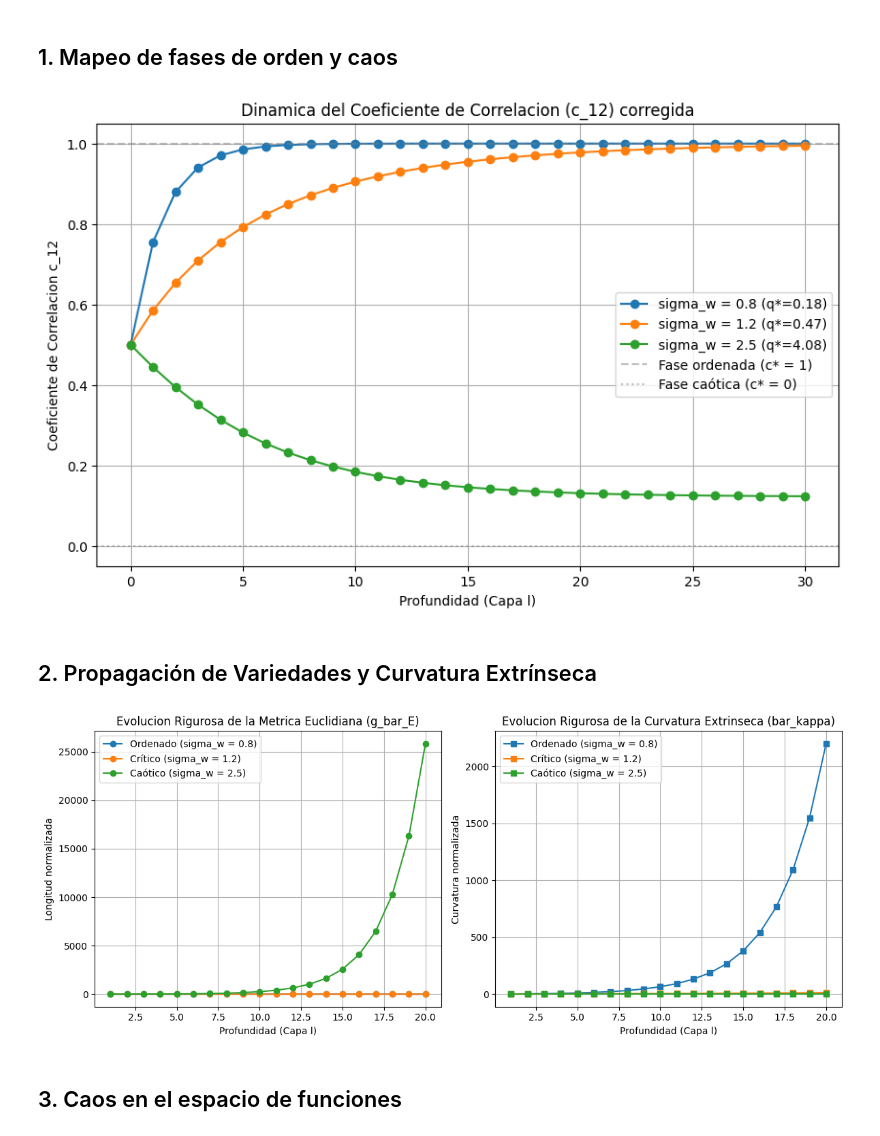
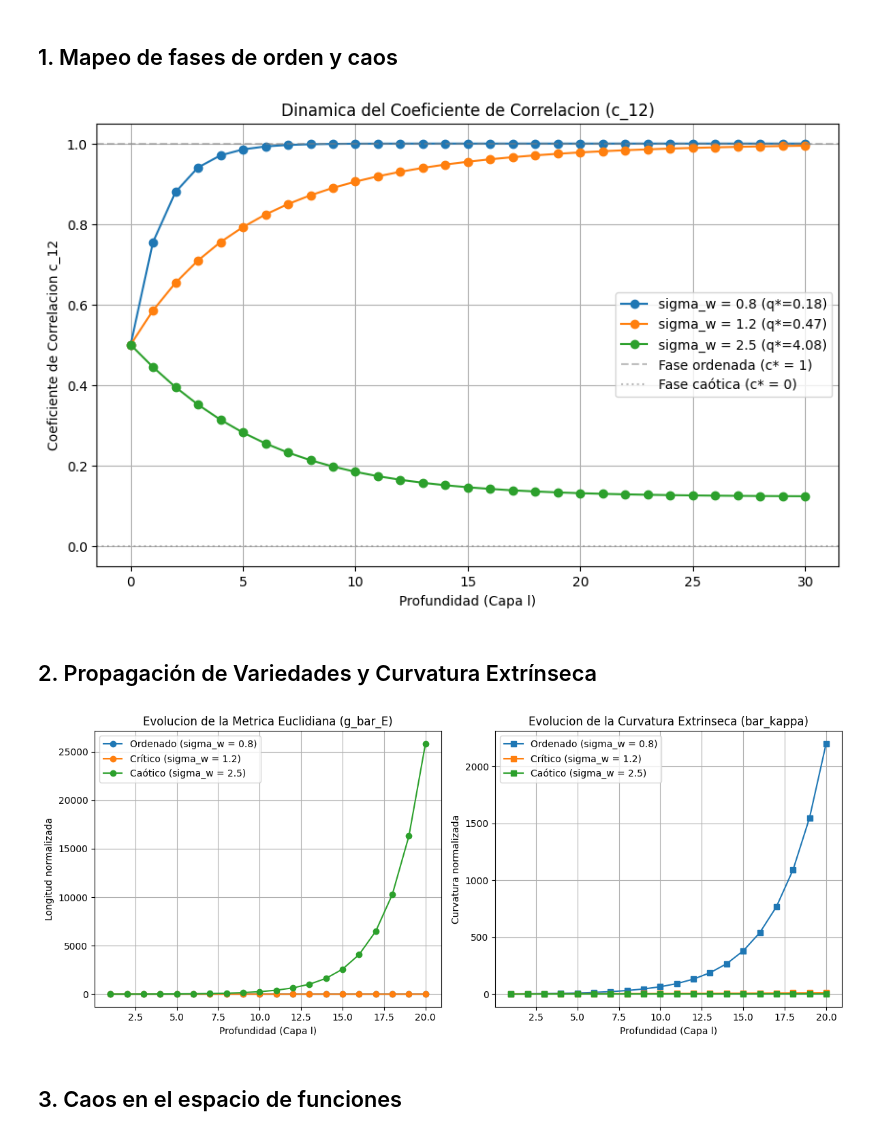
Before and after one commit to ernesto-miguez/Research, a Jupyter notebook: Determinism & Chaotic Systems/Dinámica_y_Caos_en_Redes_Profundas.ipynb, the cells around one changed output. Saved outputs shown, nothing was run; the diff lists cells and outputs as text; code cells hidden in the pictures.

```diff
--- a/Determinism & Chaotic Systems/Dinámica_y_Caos_en_Redes_Profundas.ipynb
+++ b/Determinism & Chaotic Systems/Dinámica_y_Caos_en_Redes_Profundas.ipynb
@@ -83,8 +83,8 @@ if __name__ == "__main__":
     )
 
   plt.axhline(1.0, color="gray", linestyle="--", alpha=0.5, label="Fase ordenada (c* = 1)")
-  plt.axhline(0.0, color="gray", linestyle=":", alpha=0.5, label="Fase caótica (c* = 0")
-  plt.title("Dinamica del Coeficiente de Correlacion (c_12) corregida")
+  plt.axhline(0.0, color="gray", linestyle=":", alpha=0.5, label="Fase caótica (c* = 0)")
+  plt.title("Dinamica del Coeficiente de Correlacion (c_12)")
   plt.xlabel("Profundidad (Capa l)")
   plt.ylabel("Coeficiente de Correlacion c_12")
   plt.ylim(-0.05, 1.05)
@@ -92,7 +92,7 @@ if __name__ == "__main__":
   plt.grid(True)
   plt.show()
 # %% [output]
-[figure, old version]
+[figure, new version]
 # %% [markdown]
 ## 2. Propagación de Variedades y Curvatura Extrínseca
 # %%
@@ -192,36 +192,36 @@ if __name__ == "__main__":
       "Ordenado (sigma_w = 0.8)": 0.8,
       "Crítico (sigma_w = 1.2)": 1.2,
       "Caótico (sigma_w = 2.5)": 2.5,
   }
 
   plt.figure(figsize=(12, 5))
 
   # Gráfica 1: Métrica Euclidiana (g_bar_E)
   plt.subplot(1, 2, 1)
   for name, sw in regimes.items():
     metric, _ = simulate_manifold_propagation_rigorous(sw, sigma_b, layers)
     plt.plot(range(1, layers + 1), metric, marker="o", label=name)
-  plt.title("Evolucion Rigurosa de la Metrica Euclidiana (g_bar_E)")
+  plt.title("Evolucion de la Metrica Euclidiana (g_bar_E)")
   plt.xlabel("Profundidad (Capa l)")
   plt.ylabel("Longitud normalizada")
   plt.legend()
   plt.grid(True)
 
   # Gráfica 2: Curvatura Extrínseca (bar_kappa)
   plt.subplot(1, 2, 2)
   for name, sw in regimes.items():
     _, curvature = simulate_manifold_propagation_rigorous(sw, sigma_b, layers)
     plt.plot(range(1, layers + 1), curvature, marker="s", label=name)
-  plt.title("Evolucion Rigurosa de la Curvatura Extrinseca (bar_kappa)")
+  plt.title("Evolucion de la Curvatura Extrinseca (bar_kappa)")
   plt.xlabel("Profundidad (Capa l)")
   plt.ylabel("Curvatura normalizada")
   plt.legend()
   plt.grid(True)
 
   plt.tight_layout()
   plt.show()
 # %% [output]
-[figure, old version]
+[figure, new version]
 # %% [markdown]
 ## 3. Caos en el espacio de funciones
 # %%
```
Also changed, not shown: parts of 4 cells of this notebook.
